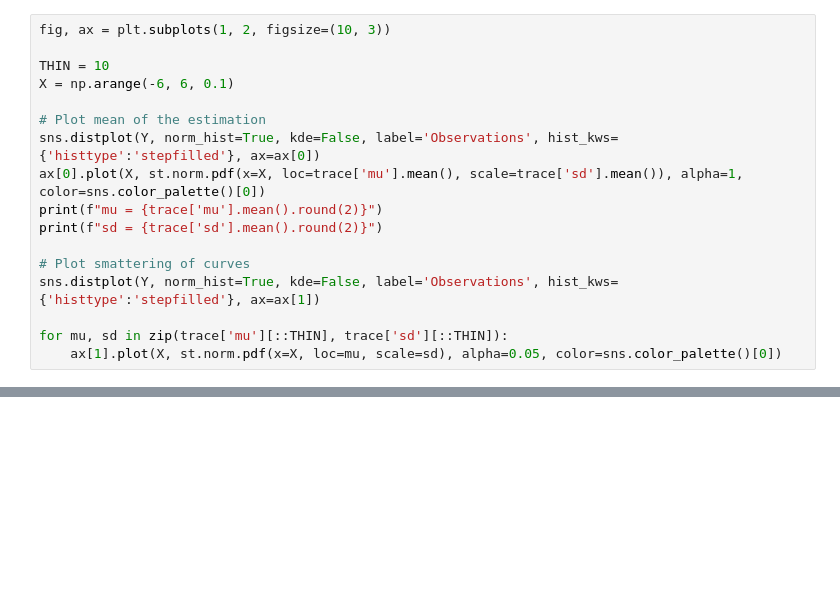
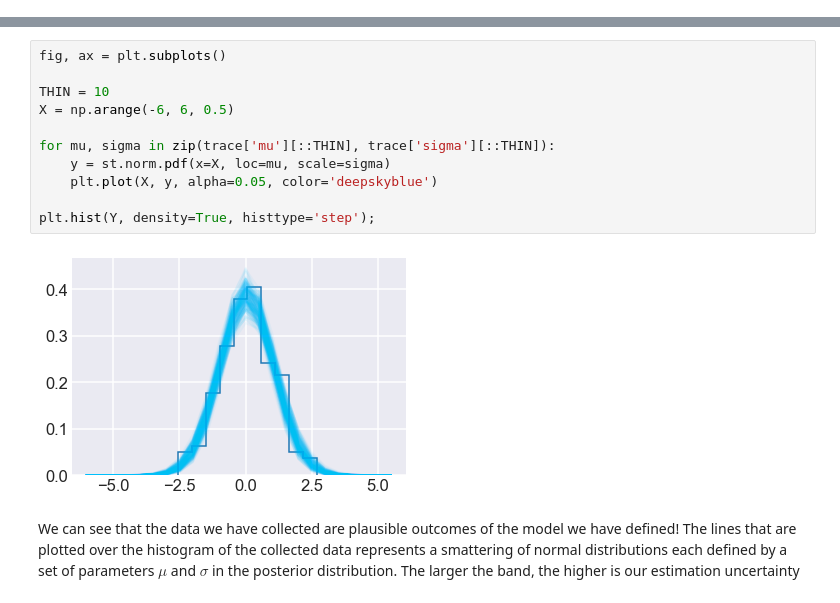
Before and after one commit to JackCaster/Intro_to_PyMC3, a Jupyter notebook: notebooks/00 - Model a normal distribution.ipynb, the cells around one changed output, grey strips where cells are left out. Cells and saved outputs as stored; diff of their text form; blank space fills up the shorter version.

```diff
--- a/notebooks/00 - Model a normal distribution.ipynb
+++ b/notebooks/00 - Model a normal distribution.ipynb
@@ -112,17 +109,0 @@ pm.summary(trace).round(2)
-# %%
-fig, ax = plt.subplots(1, 2, figsize=(10, 3))
-
-THIN = 10
-X = np.arange(-6, 6, 0.1)
-
-# Plot mean of the estimation
-sns.distplot(Y, norm_hist=True, kde=False, label='Observations', hist_kws={'histtype':'stepfilled'}, ax=ax[0])
-ax[0].plot(X, st.norm.pdf(x=X, loc=trace['mu'].mean(), scale=trace['sd'].mean()), alpha=1, color=sns.color_palette()[0])
-print(f"mu = {trace['mu'].mean().round(2)}")
-print(f"sd = {trace['sd'].mean().round(2)}")
-
-# Plot smattering of curves
-sns.distplot(Y, norm_hist=True, kde=False, label='Observations', hist_kws={'histtype':'stepfilled'}, ax=ax[1])
-
-for mu, sd in zip(trace['mu'][::THIN], trace['sd'][::THIN]):
-    ax[1].plot(X, st.norm.pdf(x=X, loc=mu, scale=sd), alpha=0.05, color=sns.color_palette()[0])
@@ -140,0 +113,15 @@ pm.plot_posterior(trace, varnames=['mu', 'sd'], round_to=1, kde_plot=True, lw=5)
+# %%
+fig, ax = plt.subplots()
+
+THIN = 10
+X = np.arange(-6, 6, 0.5)
+
+for mu, sigma in zip(trace['mu'][::THIN], trace['sigma'][::THIN]):
+    y = st.norm.pdf(x=X, loc=mu, scale=sigma)
+    plt.plot(X, y, alpha=0.05, color='deepskyblue')
+
+plt.hist(Y, density=True, histtype='step');
+# %% [output]
+[figure, added]
+# %% [markdown]
+We can see that the data we have collected are plausible outcomes of the model we have defined! The lines that are plotted over the histogram of the collected data represents a smattering of normal distributions each defined by a set of parameters $\mu$ and $\sigma$ in the posterior distribution. The larger the band, the higher is our estimation uncertainty
```
Also changed, not shown: parts of 34 cells of this notebook, 8 other files.
